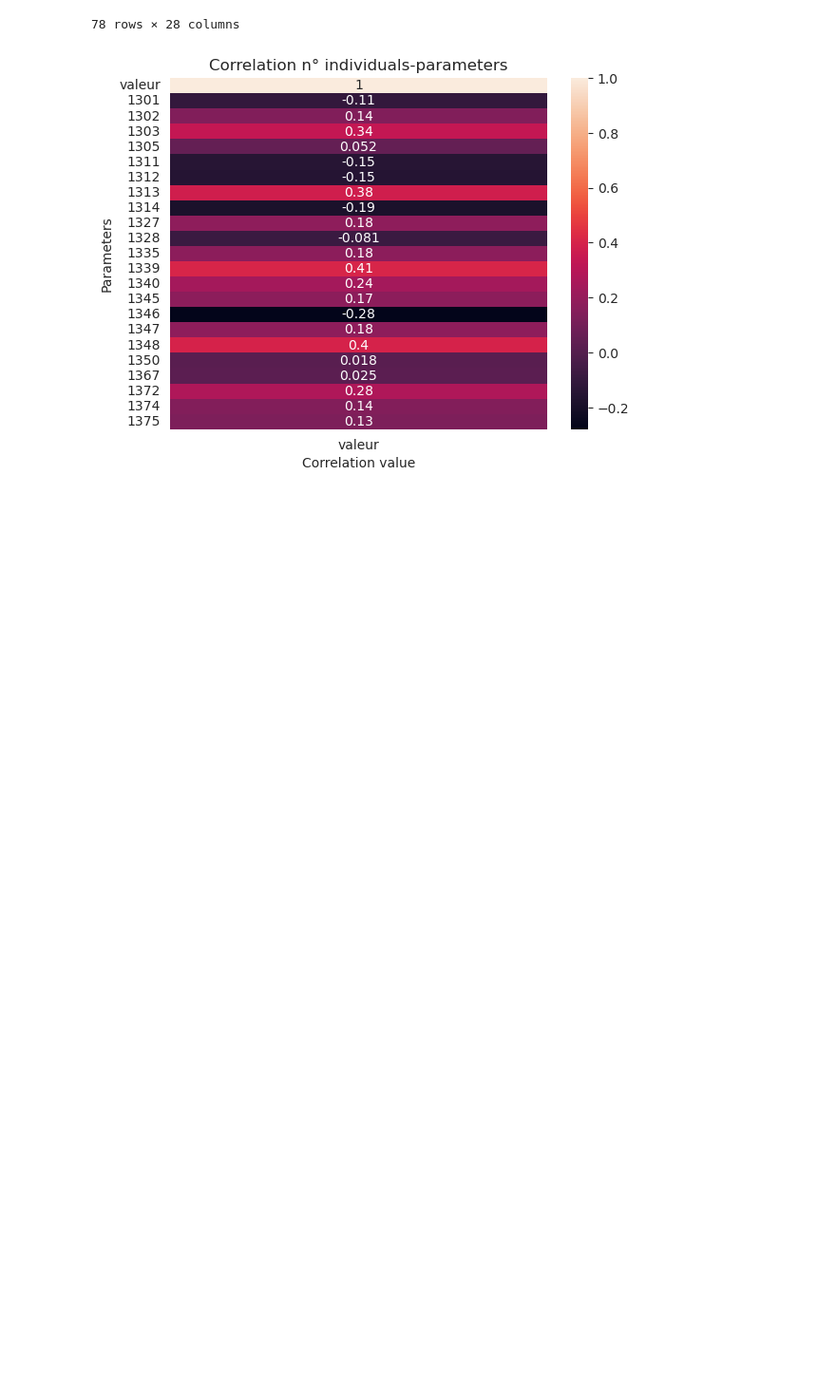
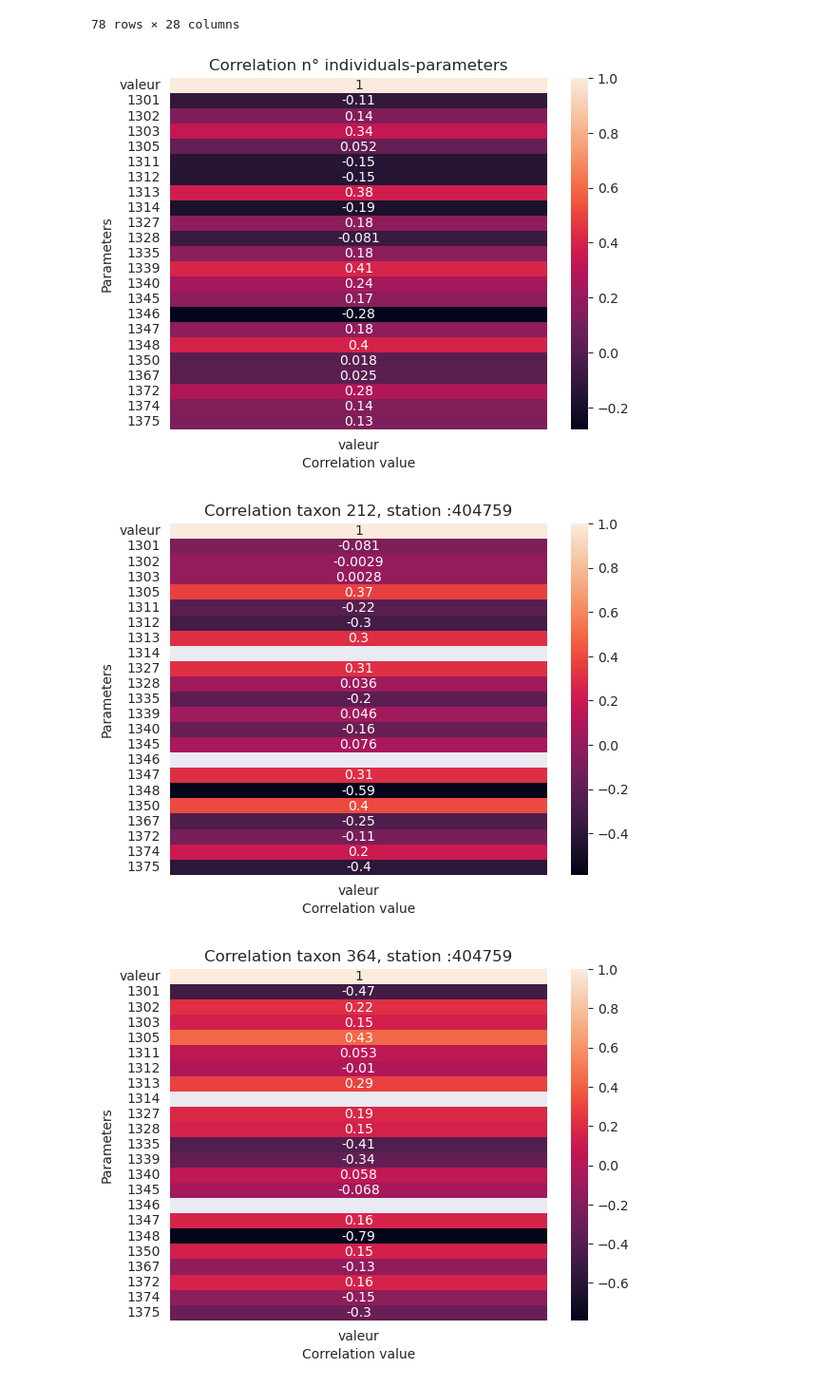
Before and after one commit to chefmtt/nvx-defis-eau, a Jupyter notebook: eau_individus.ipynb, the cells around one changed output. Shown: that part at 95% size. Cells and saved outputs as stored; diff of their text form; code cells hidden in the pictures; blank space fills up the shorter version.

Commit message:
corr taxons majoritaires avec stations majoritaires

```diff
--- a/eau_individus.ipynb
+++ b/eau_individus.ipynb
@@ -234,3 +234,21 @@ hm.set(xlabel='Correlation value', ylabel='Parameters', title = "Correlation n°
 plt.show()
 # %% [output]
 [figure]
+# %%
+for taxon in taxons_to_keep:
+
+    station = result[result["taxon_id"] == taxon]["stn_id"].value_counts().index[0]
+    her = result[result["taxon_id"] == taxon]["her"].value_counts().index[0]
+
+    # corr_df = result[(result["her"] == her) & (result["taxon_id"] == taxon)]
+    corr_df = result[(result["stn_id"] == station) & (result["taxon_id"] == taxon)]
+    corr = corr_df.drop(columns=["her", "date_year", "liste_ff_id", "taxon_id", "stn_id"]).corr()
+    x = corr[["valeur"]]
+    plt.figure()
+    hm = sns.heatmap(x, annot=True)
+    hm.set(xlabel='Correlation value', ylabel='Parameters', title = f"Correlation taxon {taxon}, station :{station}")
+
+    plt.show()
+# %% [output]
+[figure, added]
+[figure, added]
```
Also changed, not shown: parts of 2 cells of this notebook.
